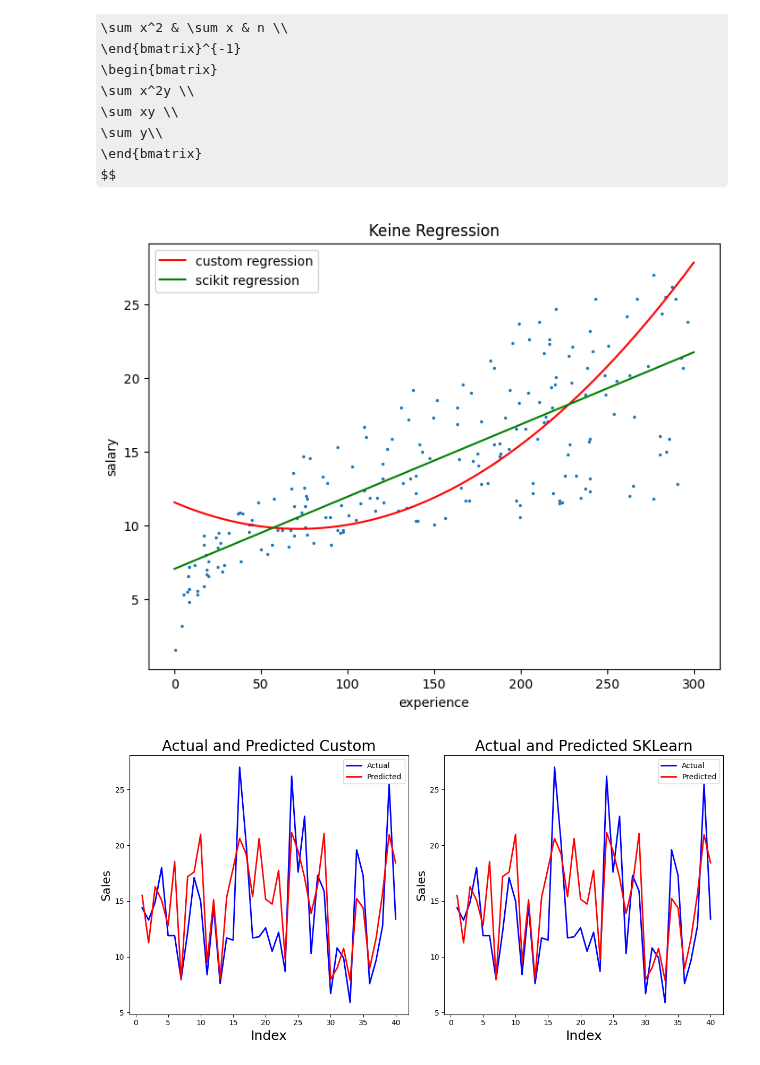
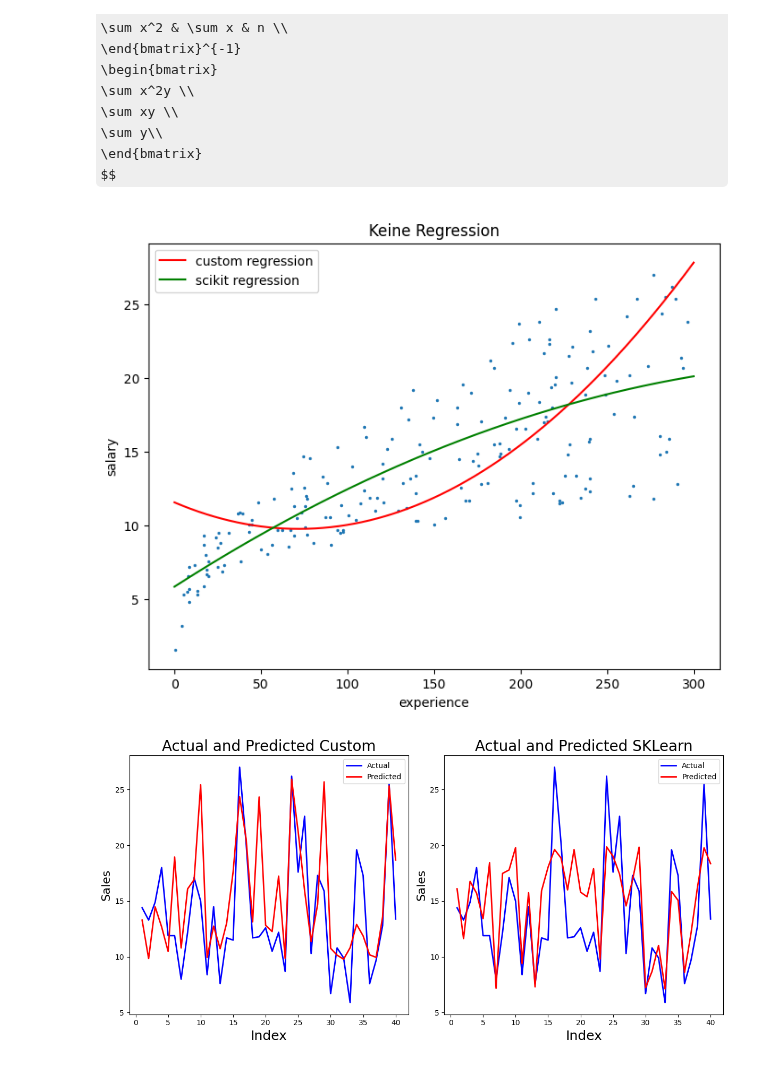
Before and after one commit to adamerikoff/learningDeepMachine, a Jupyter notebook: regression_algorithms/data/polynomial_regression.ipynb, the cells around one changed output. Cells and saved outputs as stored; diff of their text form; code cells hidden in the pictures; some formulas as TeX source.

```diff
--- a/regression_algorithms/data/polynomial_regression.ipynb
+++ b/regression_algorithms/data/polynomial_regression.ipynb
@@ -171,8 +171,14 @@ y_test = y[int(len(x)*0.8):]
 
 # Calculate slope and intercept using custom regression
 a, b, c = polynomial_regression(x_train,y_train)
-# Calculate slope and intercept using sklearn regression
-reg = LinearRegression().fit(x_train.reshape(-1, 1), y_train)
+
+# Create a PolynomialFeatures object to transform the features
+poly_features = PolynomialFeatures(degree=2)  # 2nd-degree polynomial
+# Transform the original features into polynomial features
+x_train_poly = poly_features.fit_transform(x_train.reshape(-1, 1))
+# Create and fit a linear regression model
+model = LinearRegression()
+model.fit(x_train_poly, y_train)
 
 # Adjust the figure size
 plt.figure(figsize=(8, 6))  # Width x Height in inches
@@ -182,11 +188,13 @@ plt.scatter(x, y, s=2)
 
 # Generate 200 points from 0 to 60
 _x = np.linspace(0, 300, 1000)
+_x_poly = poly_features.transform(_x.reshape(-1, 1))
+sklearn_y_predicted = model.predict(_x_poly)
 
 # Plot custom regression
 plt.plot(_x, polynomial_regression_predict(_x, a, b, c), color='red', label='custom regression')
 # Plot sklearn regression
-plt.plot(_x, reg.predict(_x.reshape(-1, 1)), color='green', label='scikit regression')
+plt.plot(_x, sklearn_y_predicted, color='green', label='scikit regression')
 
 # Add labels and a title
 plt.xlabel('experience')
@@ -196,37 +204,37 @@ plt.legend()
 # Show the plot
 plt.show()
 # %% [output]
-[figure, old version]
+[figure, new version]
 # %%
 # Actual vs Predicted Custom
-c = [i for i in range(1, y_test.shape[0] + 1, 1)]
+counter = [i for i in range(1, y_test.shape[0] + 1, 1)]
 fig, axes = plt.subplots(1, 2, figsize=(12, 6))  # Create a 1x2 grid of subplots
 
 # Subplot 1: Custom Regression
-axes[0].plot(c, y_test, color="blue", linewidth=2, linestyle="-", label='Actual')
-axes[0].plot(c, unvariate_linear_regression_predict(x_test, slope_custom, intercept_custom), color="red", linewidth=2, linestyle="-", label='Predicted')
+axes[0].plot(counter, y_test, color="blue", linewidth=2, linestyle="-", label='Actual')
+axes[0].plot(counter, polynomial_regression_predict(x_test, a, b, c), color="red", linewidth=2, linestyle="-", label='Predicted')
 axes[0].set_title('Actual and Predicted Custom', fontsize=20)
 axes[0].set_xlabel('Index', fontsize=18)
 axes[0].set_ylabel('Sales', fontsize=16)
 
 # Actual vs Predicted SKLearn
 # Assuming you want another plot next to the first one
 # Subplot 2: SKLearn Regression
-axes[1].plot(c, y_test, color="blue", linewidth=2, linestyle="-", label='Actual')
-axes[1].plot(c, reg.predict(x_test.reshape(-1, 1)), color="red", linewidth=2, linestyle="-", label='Predicted')
+axes[1].plot(counter, y_test, color="blue", linewidth=2, linestyle="-", label='Actual')
+axes[1].plot(counter, model.predict(poly_features.transform(x_test.reshape(-1, 1))), color="red", linewidth=2, linestyle="-", label='Predicted')
 axes[1].set_title('Actual and Predicted SKLearn', fontsize=20)
 axes[1].set_xlabel('Index', fontsize=18)
 axes[1].set_ylabel('Sales', fontsize=16)
 
 # Add legends for both subplots
 axes[0].legend()
 axes[1].legend()
 
 # Adjust the layout
 plt.tight_layout()
 
 # Show the subplots
 plt.show()
 # %% [output]
-[figure, old version]
+[figure, new version]
 # %%
```
Also changed, not shown: parts of 1 cell of this notebook.
